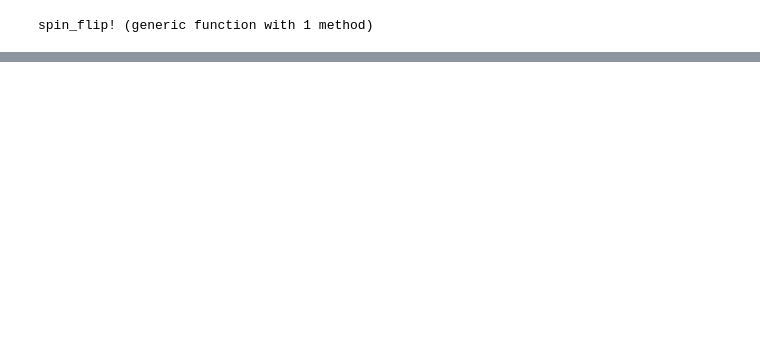
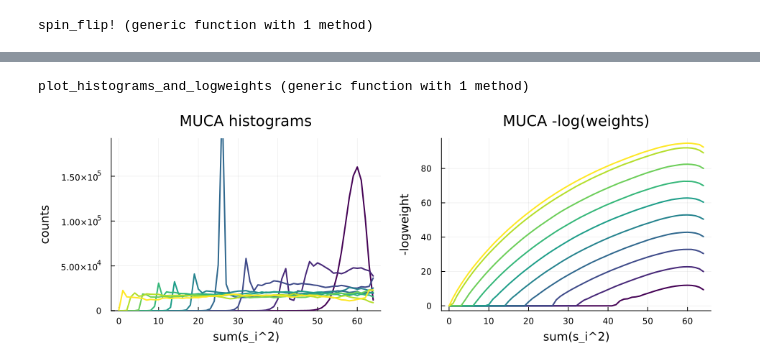
Before and after one commit to zierenberg/MonteCarloX.jl, a Jupyter notebook: examples/spin_systems/muca_blume-capel.ipynb, the cells around one changed output, grey strips where cells are left out. Drawn from its saved outputs; the diff is of its cells as text; code cells hidden in the pictures; blank space fills up the shorter version.

```diff
--- a/examples/spin_systems/muca_blume-capel.ipynb
+++ b/examples/spin_systems/muca_blume-capel.ipynb
@@ -77,0 +120,40 @@ plot!(p1,logweight_spin2.logweight.values, label="logweight")
+# %%
+function plot_histograms_and_logweights(xlabel, hist_vec, lw_vec; title_prefix = "")
+    n = length(hist_vec)
+    cols = palette(:viridis, max(n, 2))[1:n]
+    xs = collect(hist_vec[1].bins[1])
+
+    p1 = plot(
+        xs,
+        hist_vec[1].values;
+        lw = 2,
+        color = cols[1],
+        xlabel = xlabel,
+        ylabel = "counts",
+        title = "$(title_prefix) histograms",
+        legend = false,
+        ylims = (0, maximum(hist_vec[1].values) * 1.2),
+    )
+    for i in 2:n
+        plot!(p1, xs, hist_vec[i].values; lw = 2, color = cols[i])
+    end
+
+    p2 = plot(
+        xlabel = xlabel,
+        ylabel = "-logweight",
+        title = "$(title_prefix) -log(weights)",
+        legend = false,
+    )
+    i0 = 1
+    for i in 1:n
+        plot!(p2, xs, -lw_vec[i].values .+ lw_vec[i].values[i0]; lw = 2, color = cols[i])
+    end
+
+    plot(p1, p2; layout = (@layout([a b])), size = (960, 320), margin = 4Plots.mm)
+end
+# %% [output]
+plot_histograms_and_logweights (generic function with 1 method)
+# %%
+plot_histograms_and_logweights("sum(s_i^2)", histograms, logweights; title_prefix = "MUCA")
+# %% [output]
+[figure, added]
```
Also changed, not shown: parts of 8 cells of this notebook, 26 other files.
